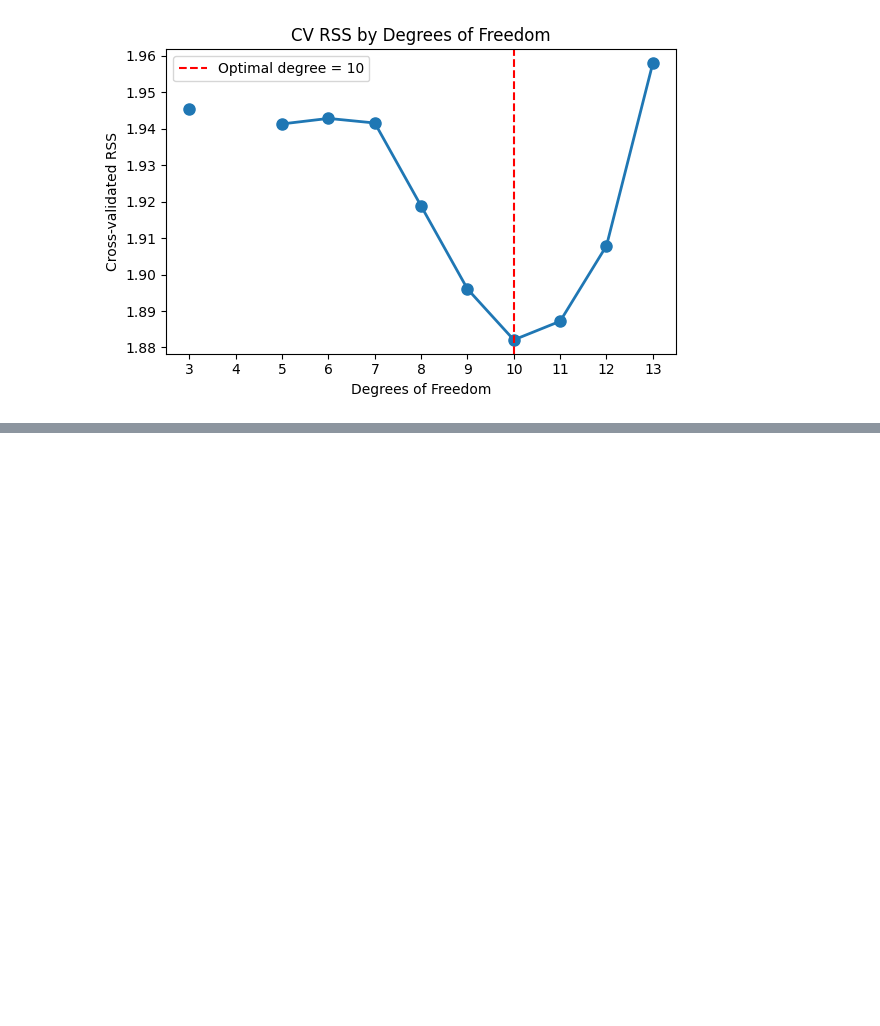
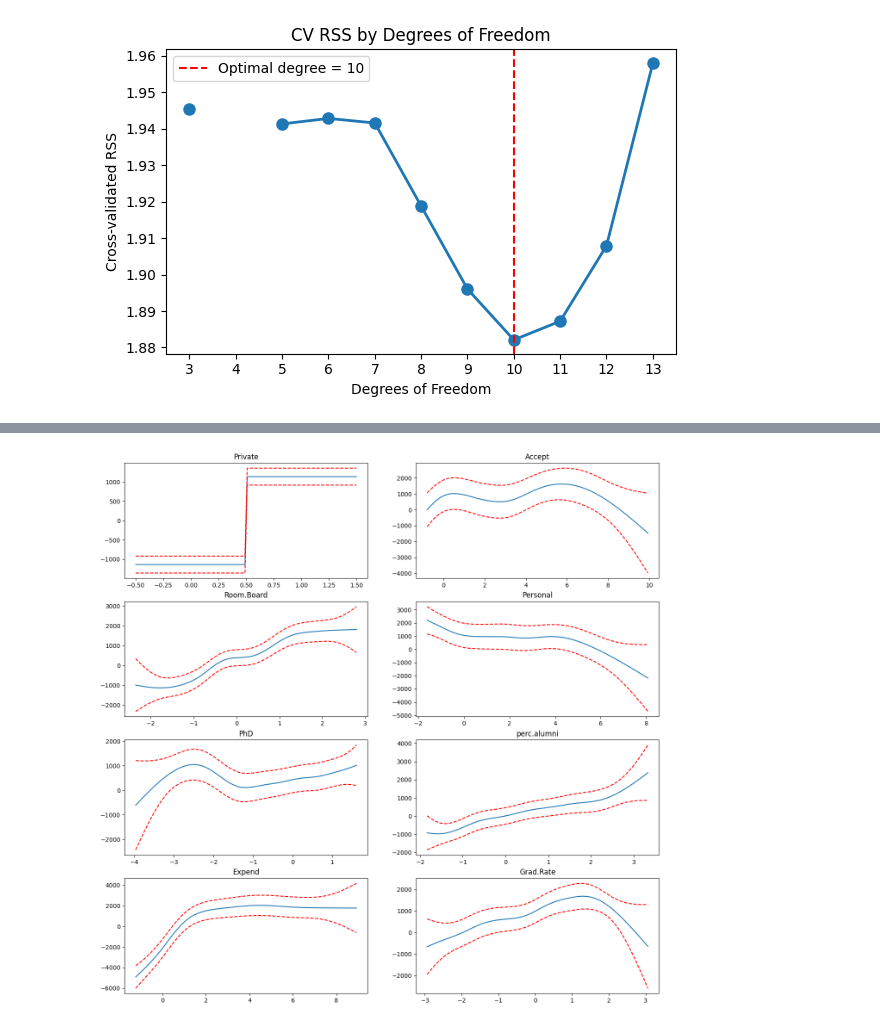
Before and after one commit to nhitran-00/ISL, a Jupyter notebook: chapter_7.ipynb, the cells around one changed output, grey strips where cells are left out. Drawn from its saved outputs; the diff is of its cells as text; code cells hidden in the pictures; blank space fills up the shorter version.

```diff
--- a/chapter_7.ipynb
+++ b/chapter_7.ipynb
@@ -775,0 +792,25 @@ plt.show()
+# %%
+College = load_data('College')
+X_College = College.drop(columns=['Outstate'])
+# convert Private to numeric. since Private is binary, use pd.Series.cat.code
+X_College['Private'] = College['Private'].cat.codes
+# standardize features
+X_College = pd.DataFrame(StandardScaler().fit_transform(X_College), columns=X_College.columns)
+Y_College = College['Outstate']
+
+# split into train and test portions
+(Col_X_train, Col_X_test, Col_Y_train, Col_Y_test) = train_test_split(X_College, Y_College, test_size=0.2, random_state=0)
+
+model = LinearRegression()
+cv = KFold(n_splits=5,
+           shuffle=True,
+           random_state=0)
+# perform forward stepwise selection using sklearn.feature_selection.SequentialFeatureSelector
+sfs = SequentialFeatureSelector(estimator=model, \
+                                direction='forward',\
+                                scoring='neg_mean_squared_error',
+                                cv=cv)
+sfs.fit(Col_X_train, Col_Y_train)
+selected_features = sfs.get_feature_names_out()
+
+print("Selected Features:", selected_features)
@@ -775,0 +858,8 @@ plt.show()
+# %%
+# fit GAM model
+X_College['Private'] = College['Private'].cat.codes
+(Col_X_train, Col_X_test, Col_Y_train, Col_Y_test) = train_test_split(X_College, Y_College, test_size=0.2, random_state=0)
+
+model_GAM = LinearGAM(f_gam(0) + s_gam(1) + s_gam(2) + s_gam(3) + s_gam(4) + s_gam(5) + s_gam(6) + s_gam(7))
+model_GAM.gridsearch(Col_X_train[selected_features].values, Col_Y_train.values)
+model_GAM.summary()
@@ -775,0 +891,12 @@ plt.show()
+# %%
+# ploting the partial dependance of each feature
+fig, axes = plt.subplots(nrows = 4, ncols = 2, figsize = (16, 16))
+
+for i, ax in enumerate(axes.flatten()):
+    XX = model_GAM.generate_X_grid(term=i)
+    pred, confi = model_GAM.partial_dependence(term=i, X=XX, width=0.95)
+    ax.plot(XX[:, i], pred)
+    ax.plot(XX[:, i], confi, 'r--')
+    ax.set_title(selected_features[i])
+# %% [output]
+[figure, added]
```
Also changed, not shown: parts of 10 cells of this notebook.
